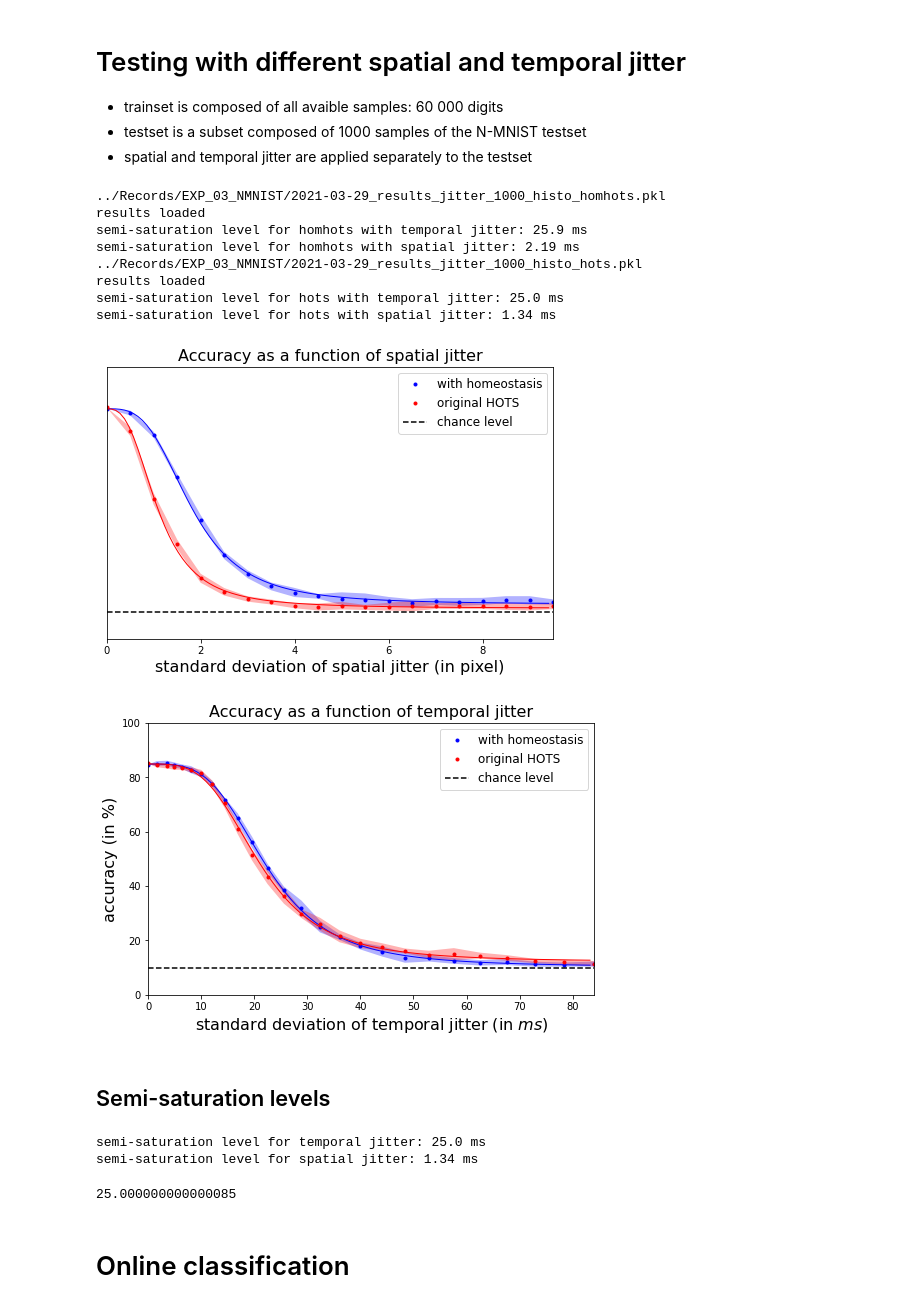
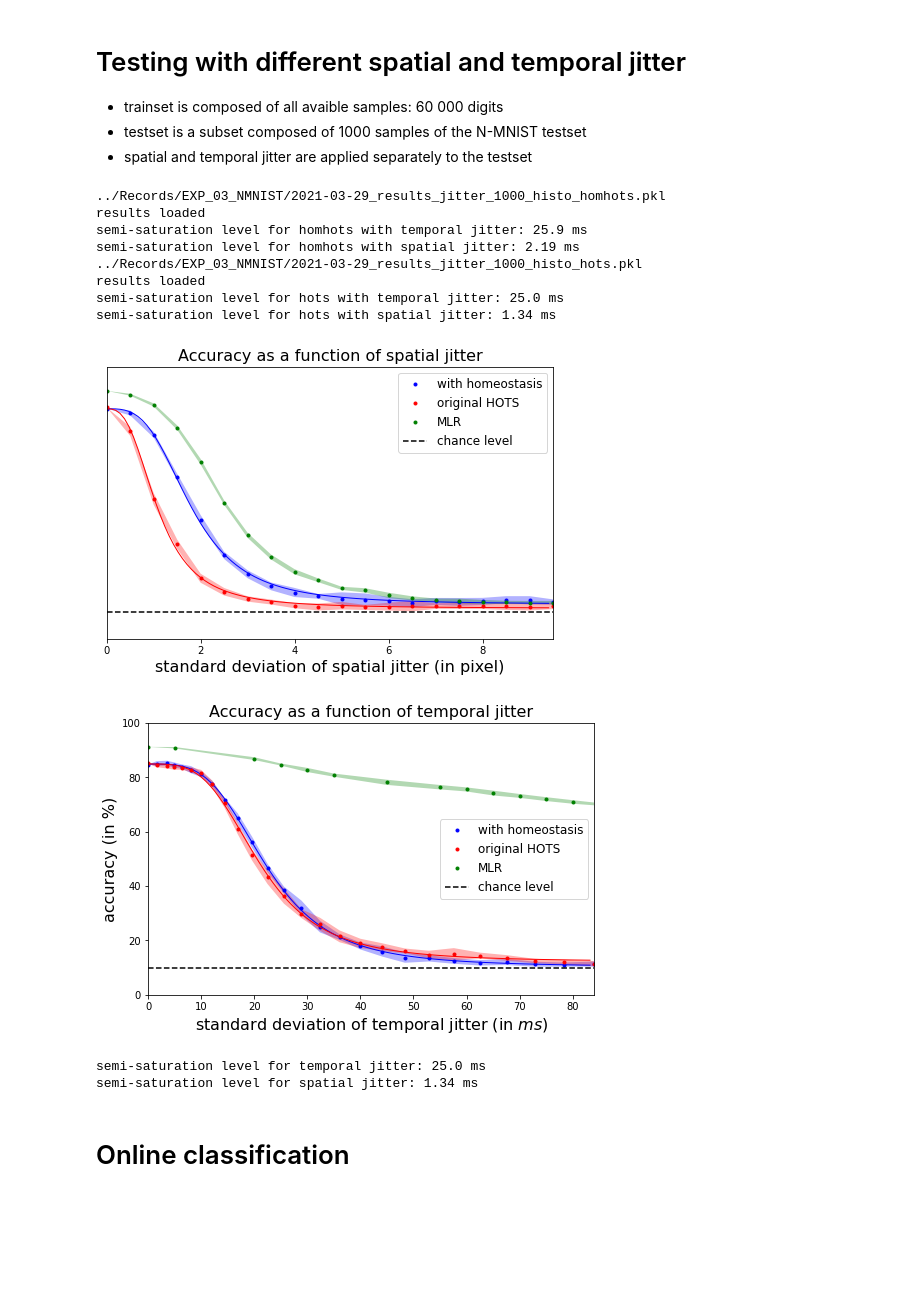
Before and after one commit to SpikeAI/HOTS, a Jupyter notebook: notebooks/RESULTS_03_NMNIST.ipynb, the cells around one changed output. Saved outputs shown, nothing was run; the diff lists cells and outputs as text; code cells hidden in the pictures; blank space fills up the shorter version.

```diff
--- a/notebooks/RESULTS_03_NMNIST.ipynb
+++ b/notebooks/RESULTS_03_NMNIST.ipynb
@@ -143,6 +143,10 @@ jit_t = np.array([ 0, 1600,  2500,  3600,  4900,  6400,  8100, 1000,  12100, 144
  78400, 84100])
 jit_s = jit_s**2
 
+
+nb_test = 10000
+ds = 10
+nb_test = nb_test//ds
 nb_trials = 10
 # %%
 verbose = True
@@ -215,7 +219,7 @@ for name in ['homhots', 'hots']:
         mean = np.mean(score_t12[:,i])
         var = np.std(score_t12[:,i])
         alpha12=mean**2*(1-mean)/var-mean
-        beta12=alpha1*(1-mean)/mean
+        beta12=alpha12*(1-mean)/mean
         #paramz_t1 = beta.fit(score_t1[:,i], a=alpha1, b=beta1, floc=0, fscale = 1)
         paramz_t12 = beta.fit(score_t12[:,i], a=alpha12, b=beta12, floc=0, fscale = 1)
         #score_stat1[0,i], score_stat1[1,i], score_stat1[2,i] = beta.ppf(q, a=paramz_t1[0], b=paramz_t1[1])
@@ -318,53 +322,54 @@ for name in ['homhots', 'hots']:
         y = logistic_model_S(x)
     print(f'semi-saturation level for {name} with spatial jitter: {np.round(x,3)} ms')
 
+ax_s.plot(jit_s_plot_LR, score_stas12_LR[1,:]*100, '.',color='green', label='MLR')
+#ax_s.plot(x_fit_S_LR, fit_S_LR.detach().numpy()*100, color='green', lw=1)
+ax_s.fill_between(jit_s_plot_LR,
+    score_stas12_LR[2,:]*100, score_stas12_LR[0,:]*100,
+    facecolor = 'green', edgecolor = None, alpha = .3)
+
+ax_t.plot(jit_t_plot_LR, score_stat12_LR[1,:]*100, '.',color='green', label='MLR')
+#ax_t.plot(x_fit_T_LR, fit_T_LR.detach().numpy()*100, color='green', lw=1)
+ax_t.fill_between(jit_t_plot_LR,
+    score_stat12_LR[2,:]*100, score_stat12_LR[0,:]*100,
+    facecolor = 'green', edgecolor = None, alpha = .3)
+
 chance_s = np.ones([len(jit_s_plot)])*10
 ax_s.plot(jit_s_plot,chance_s, 'k--', label='chance level')
 chance_t = np.ones([len(jit_t_plot)])*10
 ax_t.plot(jit_t_plot,chance_t, 'k--', label='chance level')
 ax_t.axis([0,max(jit_t_plot),0,100]);
 ax_t.set_xlabel('standard deviation of temporal jitter (in $ms$)', fontsize=16);
 ax_t.set_ylabel('accuracy (in %)', fontsize=16);
 #ax_t.set_yticks([])
 ax_t.set_title('Accuracy as a function of temporal jitter', fontsize=16);
 ax_t.legend(fontsize=12);
 
 ax_s.axis([0,max(jit_s_plot),0,100]);
 ax_s.set_xlabel('standard deviation of spatial jitter (in pixel)', fontsize=16);
 #ax_s.set_ylabel('accuracy (in %)', fontsize=16);
 ax_s.set_yticks([])
 ax_s.set_title('Accuracy as a function of spatial jitter', fontsize=16);
 #plt.yticks([],[])
 ax_s.legend(fontsize=12);
 # %% [output]
 ../Records/EXP_03_NMNIST/2021-03-29_results_jitter_1000_histo_homhots.pkl
 results loaded
 semi-saturation level for homhots with temporal jitter: 25.9 ms
 semi-saturation level for homhots with spatial jitter: 2.19 ms
 ../Records/EXP_03_NMNIST/2021-03-29_results_jitter_1000_histo_hots.pkl
 results loaded
 semi-saturation level for hots with temporal jitter: 25.0 ms
 semi-saturation level for hots with spatial jitter: 1.34 ms
-[figure, old version]
+[figure, new version]
-[figure, old version]
+[figure, new version]
 # %%
 printfig(fig_s, 'spatial_jitter.pdf')
 printfig(fig_t, 'temporal_jitter.pdf')
-# %% [markdown]
-## Semi-saturation levels
 # %%
 # %% [output]
 semi-saturation level for temporal jitter: 25.0 ms
 semi-saturation level for spatial jitter: 1.34 ms
-# %%
-y = 1
-x = 0
-while y>semisat:
-    x += 0.1
-    y = logistic_model_T(x)
-print(x)
-# %% [output]
-25.000000000000085
 # %% [markdown]
 # Online classification
 # %%
```
Also changed, not shown: parts of 8 cells of this notebook, 14 other files.
